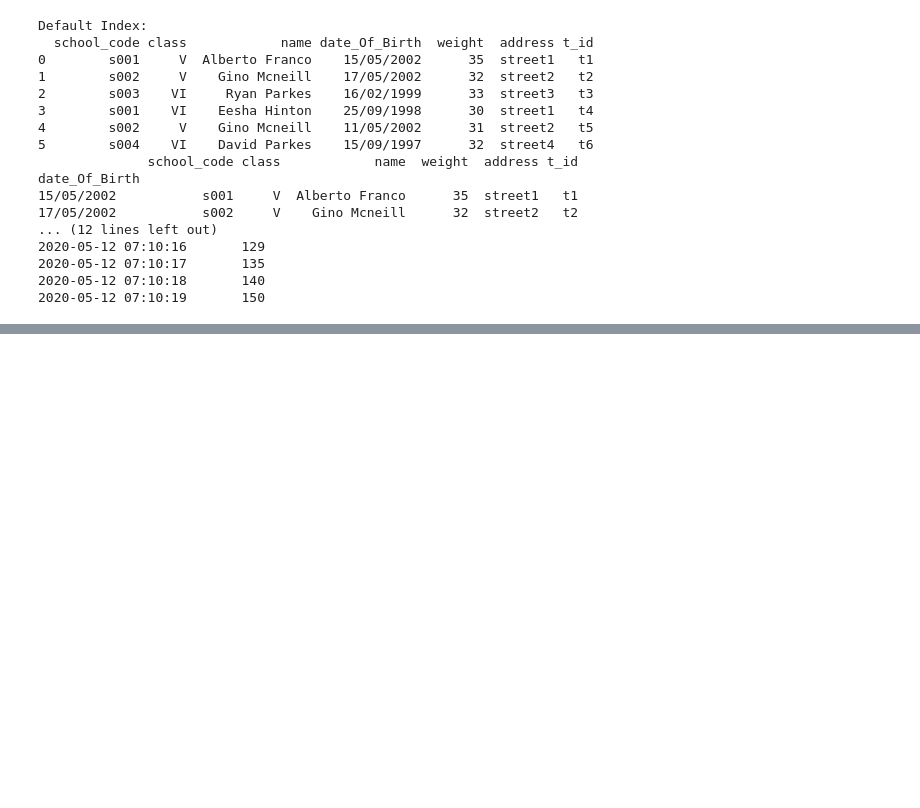
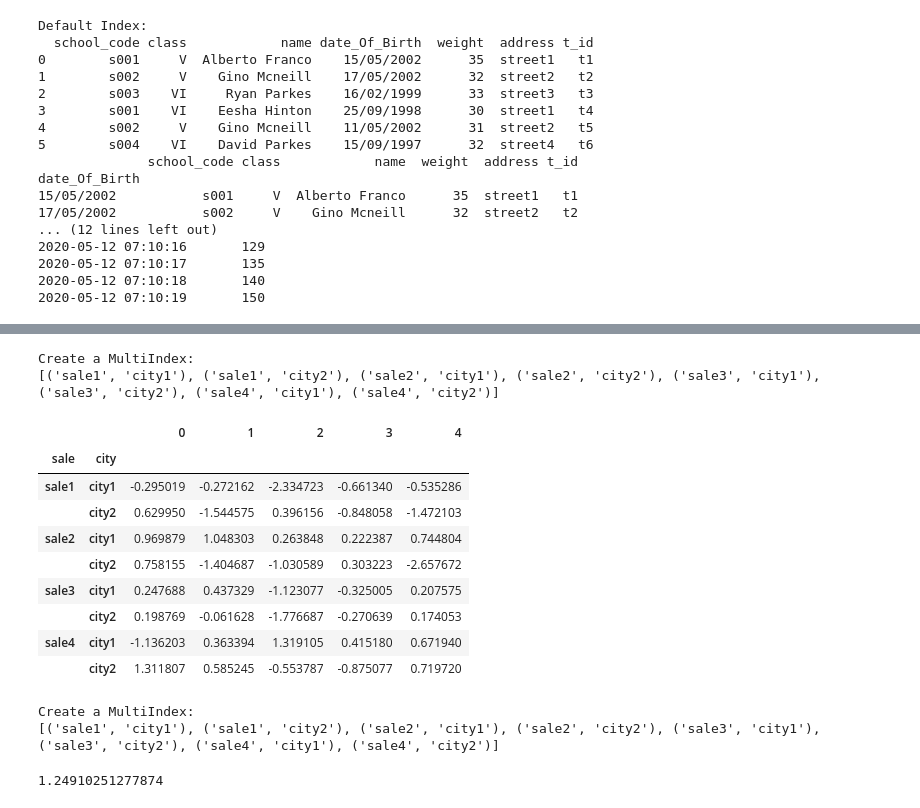
Before and after one commit to 2000pawan/Data_Science., a Jupyter notebook: Pandas/Exercise/Index.ipynb, the cells around one changed output, grey strips where cells are left out. Cells and saved outputs as stored; diff of their text form; code cells hidden in the pictures; blank space fills up the shorter version.

```diff
--- a/Pandas/Exercise/Index.ipynb
+++ b/Pandas/Exercise/Index.ipynb
@@ -174,0 +341,43 @@ date_Of_Birth
+# %%
+import pandas as pd
+import numpy as np
+sales_arrays = [['sale1', 'sale1', 'sale2', 'sale2', 'sale3', 'sale3', 'sale4', 'sale4'],
+          ['city1', 'city2', 'city1', 'city2', 'city1', 'city2', 'city1', 'city2']]
+sales_tuples = list(zip(*sales_arrays))
+print("Create a MultiIndex:")
+sales_index = pd.MultiIndex.from_tuples(sales_tuples, names=['sale', 'city'])
+print(sales_tuples)
+df=pd.DataFrame(np.random.randn(8,5),index=sales_index)
+df
+# %% [output]
+Create a MultiIndex:
+[('sale1', 'city1'), ('sale1', 'city2'), ('sale2', 'city1'), ('sale2', 'city2'), ('sale3', 'city1'), ('sale3', 'city2'), ('sale4', 'city1'), ('sale4', 'city2')]
+|  |  | 0 | 1 | 2 | 3 | 4 |
+| sale | city |  |  |  |  |  |
+| sale1 | city1 | -0.295019 | -0.272162 | -2.334723 | -0.661340 | -0.535286 |
+|  | city2 | 0.629950 | -1.544575 | 0.396156 | -0.848058 | -1.472103 |
+| sale2 | city1 | 0.969879 | 1.048303 | 0.263848 | 0.222387 | 0.744804 |
+|  | city2 | 0.758155 | -1.404687 | -1.030589 | 0.303223 | -2.657672 |
+| sale3 | city1 | 0.247688 | 0.437329 | -1.123077 | -0.325005 | 0.207575 |
+|  | city2 | 0.198769 | -0.061628 | -1.776687 | -0.270639 | 0.174053 |
+| sale4 | city1 | -1.136203 | 0.363394 | 1.319105 | 0.415180 | 0.671940 |
+|  | city2 | 1.311807 | 0.585245 | -0.553787 | -0.875077 | 0.719720 |
+# %%
+import pandas as pd
+import numpy as np
+sales_arrays = [['sale1', 'sale1', 'sale2', 'sale2', 'sale3', 'sale3', 'sale4', 'sale4'],
+          ['city1', 'city2', 'city1', 'city2', 'city1', 'city2', 'city1', 'city2']]
+sales_tuples = list(zip(*sales_arrays))
+print("Create a MultiIndex:")
+sales_index = pd.MultiIndex.from_tuples(sales_tuples, names=['sale', 'city'])
+print(sales_tuples)
+df=pd.DataFrame(np.random.randn(8,5),index=sales_index)
+df.loc[('sale2','city2')]
+df.loc['sale1']
+df.loc['sale3']
+df.loc[('sale1','city2'),1]
+df.loc[('sale4','city1'),4]
+# %% [output]
+Create a MultiIndex:
+[('sale1', 'city1'), ('sale1', 'city2'), ('sale2', 'city1'), ('sale2', 'city2'), ('sale3', 'city1'), ('sale3', 'city2'), ('sale4', 'city1'), ('sale4', 'city2')]
+1.24910251277874
```
Also changed, not shown: parts of 18 cells of this notebook, 40 other files.
